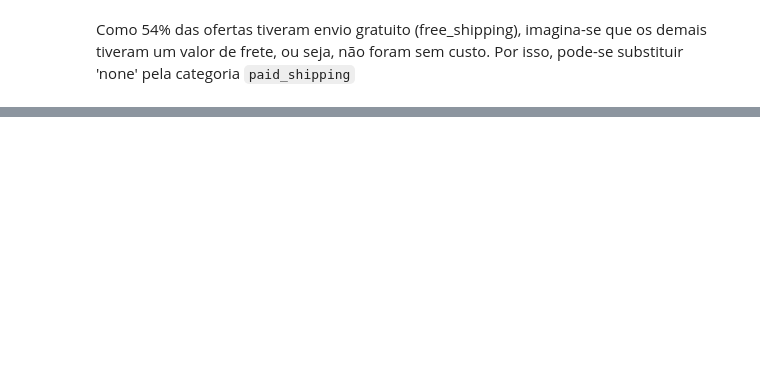
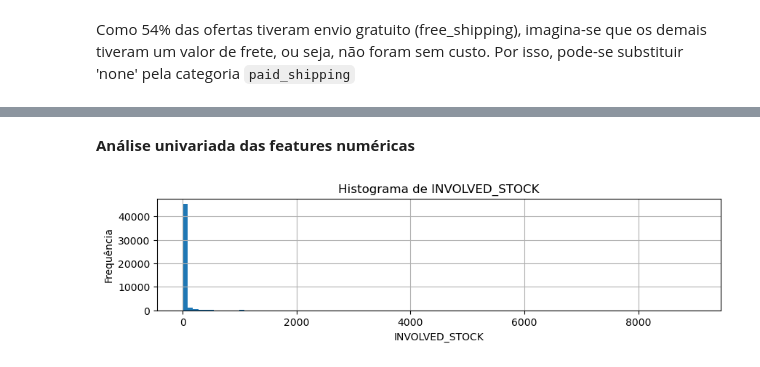
Before and after one commit to remarchese/meli_technical_challenge, a Jupyter notebook: DS Challenge - Case 1.ipynb, the cells around one changed output, grey strips where cells are left out. Saved outputs shown, nothing was run; the diff lists cells and outputs as text; code cells hidden in the pictures; blank space fills up the shorter version.

```diff
--- a/DS Challenge - Case 1.ipynb
+++ b/DS Challenge - Case 1.ipynb
@@ -459,0 +398,11 @@ df[df['REMAINING_STOCK_AFTER_END'] < 0] #1273 registros
+# %% [markdown]
+**Análise univariada das features numéricas**
+# %%
+# distribuição dos dados com histograma.
+df.INVOLVED_STOCK.hist(bins=100, figsize=(10,2))
+plt.xlabel('INVOLVED_STOCK')
+plt.ylabel('Frequência')
+plt.title('Histograma de INVOLVED_STOCK')
+plt.show()
+# %% [output]
+[figure, added]
```
Also changed, not shown: parts of 67 cells of this notebook.
